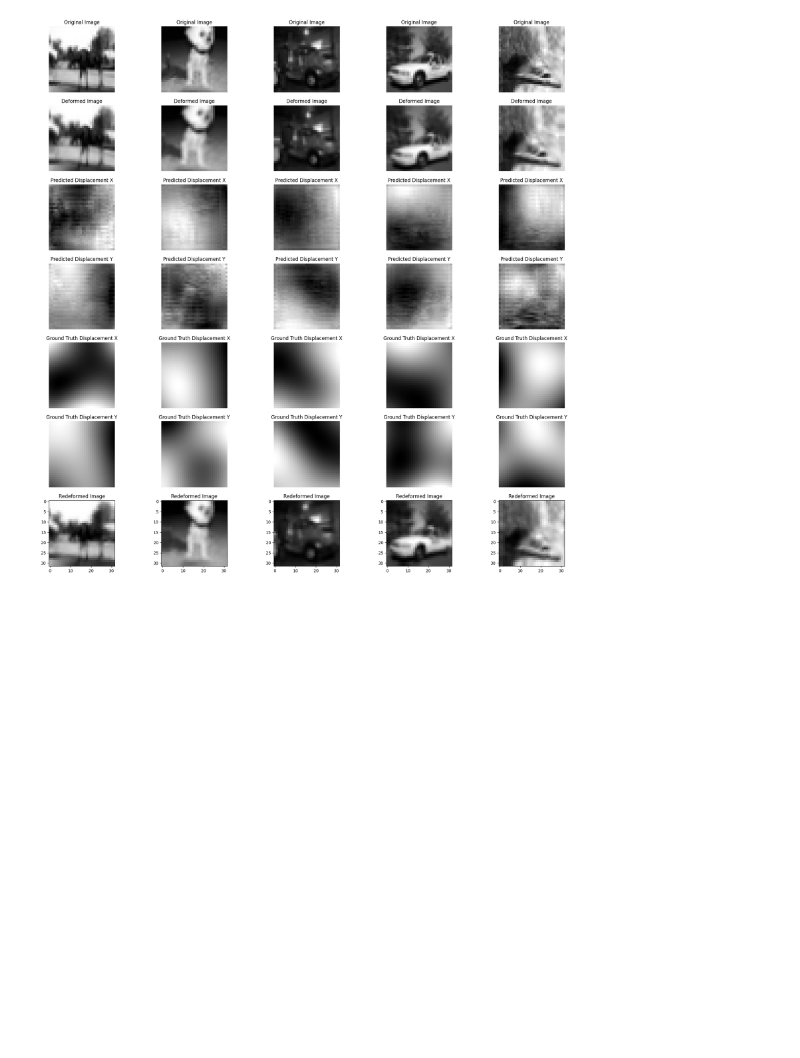
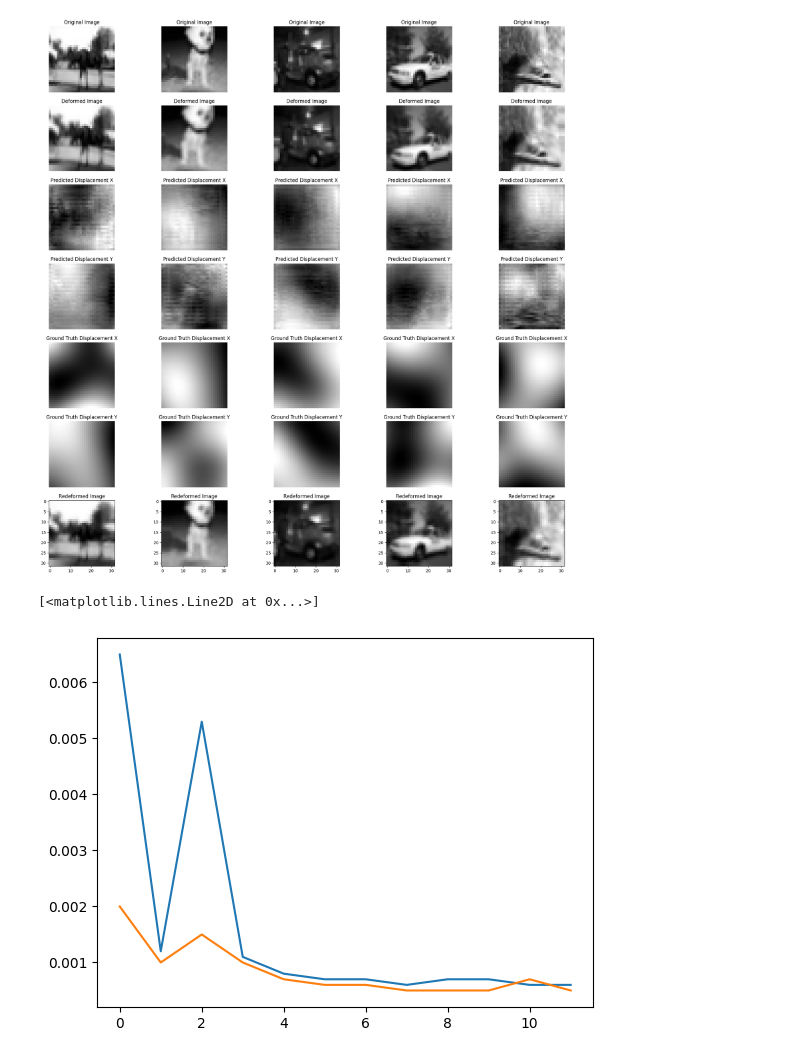
Before and after one commit to leond32/Registration, a Jupyter notebook: utils/Baseline.ipynb, the cells around one changed output. Cells and saved outputs as stored; diff of their text form; code cells hidden in the pictures; blank space fills up the shorter version.

```diff
--- a/utils/Baseline.ipynb
+++ b/utils/Baseline.ipynb
@@ -421,3 +421,24 @@ min and max of predicted DF:  tensor(-0.1516) tensor(0.1050)
 min and max of Gt DF:  tensor(-0.0473) tensor(0.1716)
 min and max of predicted DF:  tensor(-0.0433) tensor(0.1905)
 [figure]
+# %%
+import matplotlib.pyplot as plt
+# plot some loss curves
+# logs from training on server:
+
+train_loss = [
+    0.0065, 0.0012, 0.0053, 0.0011, 0.0008, 0.0007,
+    0.0007, 0.0006, 0.0007, 0.0007, 0.0006, 0.0006
+]
+
+val_loss = [
+    0.0020, 0.0010, 0.0015, 0.0010, 0.0007, 0.0006,
+    0.0006, 0.0005, 0.0005, 0.0005, 0.0007, 0.0005
+]
+loss = [train_loss, val_loss]
+
+plt.plot(train_loss, label='train loss')
+plt.plot(val_loss, label='val loss')
+# %% [output]
+[<matplotlib.lines.Line2D at 0x...>]
+[figure, added]
```
Also changed, not shown: 3 other files.
